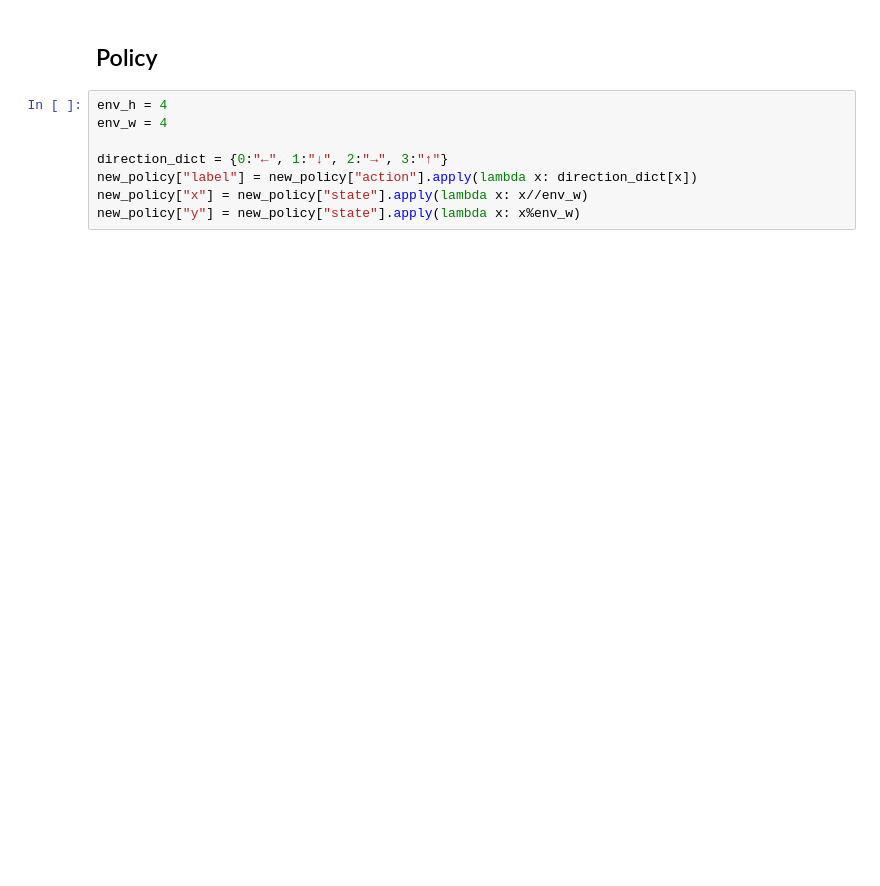
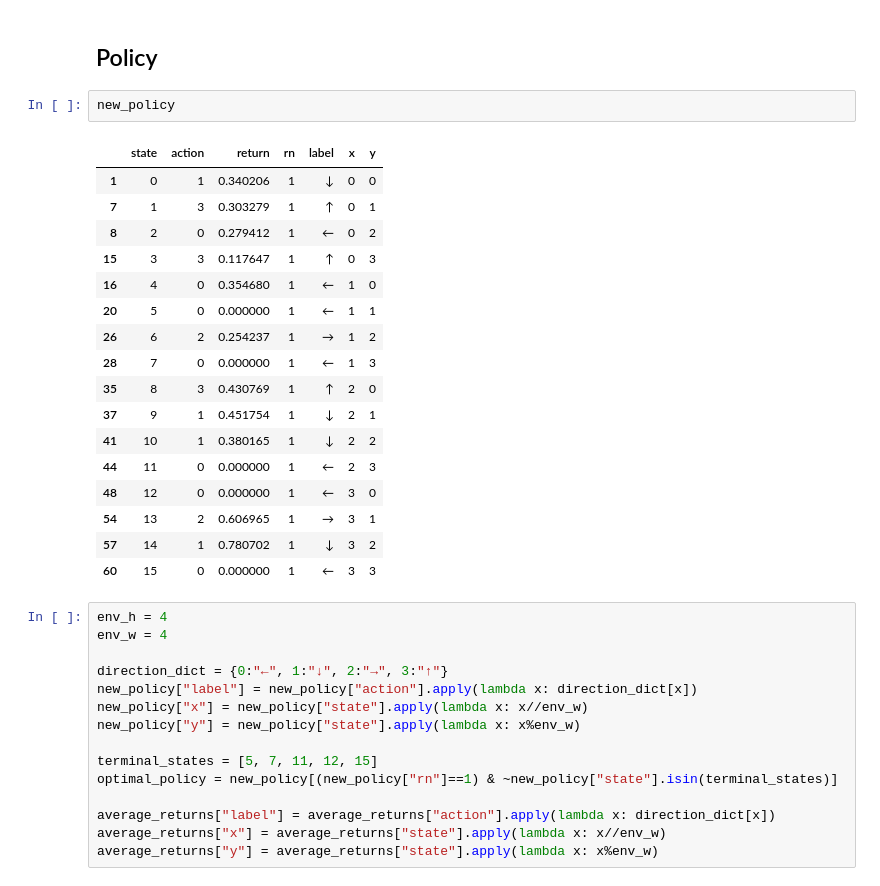
Before and after one commit to CarloCDT/RL-study-group, a Jupyter notebook: frozen_lake/frozen_lake_mces.ipynb, the cells around one changed output. Cells and saved outputs as stored; diff of their text form; blank space fills up the shorter version.

```diff
--- a/frozen_lake/frozen_lake_mces.ipynb
+++ b/frozen_lake/frozen_lake_mces.ipynb
@@ -93,6 +93,26 @@ for _ in tqdm(range(10000)):
                 policy[int(row['state'])] = int(row['action'])
 # %% [markdown]
 ## Policy
+# %%
+new_policy
+# %% [output]
+|  | state | action | return | rn | label | x | y |
+| 1 | 0 | 1 | 0.340206 | 1 | ↓ | 0 | 0 |
+| 7 | 1 | 3 | 0.303279 | 1 | ↑ | 0 | 1 |
+| 8 | 2 | 0 | 0.279412 | 1 | ← | 0 | 2 |
+| 15 | 3 | 3 | 0.117647 | 1 | ↑ | 0 | 3 |
+| 16 | 4 | 0 | 0.354680 | 1 | ← | 1 | 0 |
+| 20 | 5 | 0 | 0.000000 | 1 | ← | 1 | 1 |
+| 26 | 6 | 2 | 0.254237 | 1 | → | 1 | 2 |
+| 28 | 7 | 0 | 0.000000 | 1 | ← | 1 | 3 |
+| 35 | 8 | 3 | 0.430769 | 1 | ↑ | 2 | 0 |
+| 37 | 9 | 1 | 0.451754 | 1 | ↓ | 2 | 1 |
+| 41 | 10 | 1 | 0.380165 | 1 | ↓ | 2 | 2 |
+| 44 | 11 | 0 | 0.000000 | 1 | ← | 2 | 3 |
+| 48 | 12 | 0 | 0.000000 | 1 | ← | 3 | 0 |
+| 54 | 13 | 2 | 0.606965 | 1 | → | 3 | 1 |
+| 57 | 14 | 1 | 0.780702 | 1 | ↓ | 3 | 2 |
+| 60 | 15 | 0 | 0.000000 | 1 | ← | 3 | 3 |
 # %%
 env_h = 4
 env_w = 4
@@ -101,5 +121,12 @@ direction_dict = {0:"←", 1:"↓", 2:"→", 3:"↑"}
 new_policy["label"] = new_policy["action"].apply(lambda x: direction_dict[x])
 new_policy["x"] = new_policy["state"].apply(lambda x: x//env_w)
 new_policy["y"] = new_policy["state"].apply(lambda x: x%env_w)
+
+terminal_states = [5, 7, 11, 12, 15]
+optimal_policy = new_policy[(new_policy["rn"]==1) & ~new_policy["state"].isin(terminal_states)]
+
+average_returns["label"] = average_returns["action"].apply(lambda x: direction_dict[x])
+average_returns["x"] = average_returns["state"].apply(lambda x: x//env_w)
+average_returns["y"] = average_returns["state"].apply(lambda x: x%env_w)
 # %%
 # Reshape Data
```
Also changed, not shown: parts of 3 cells of this notebook, 3 other files.
